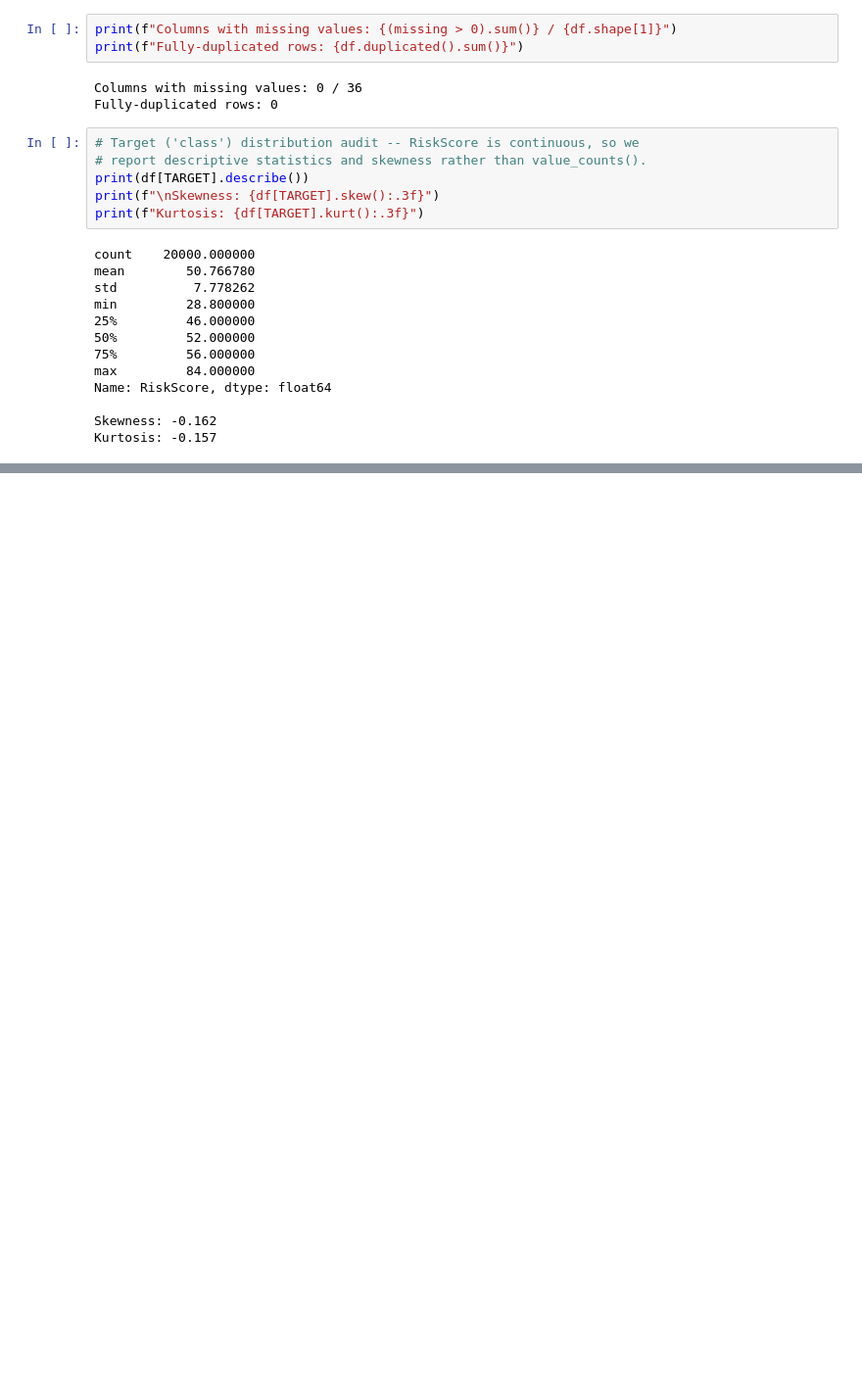
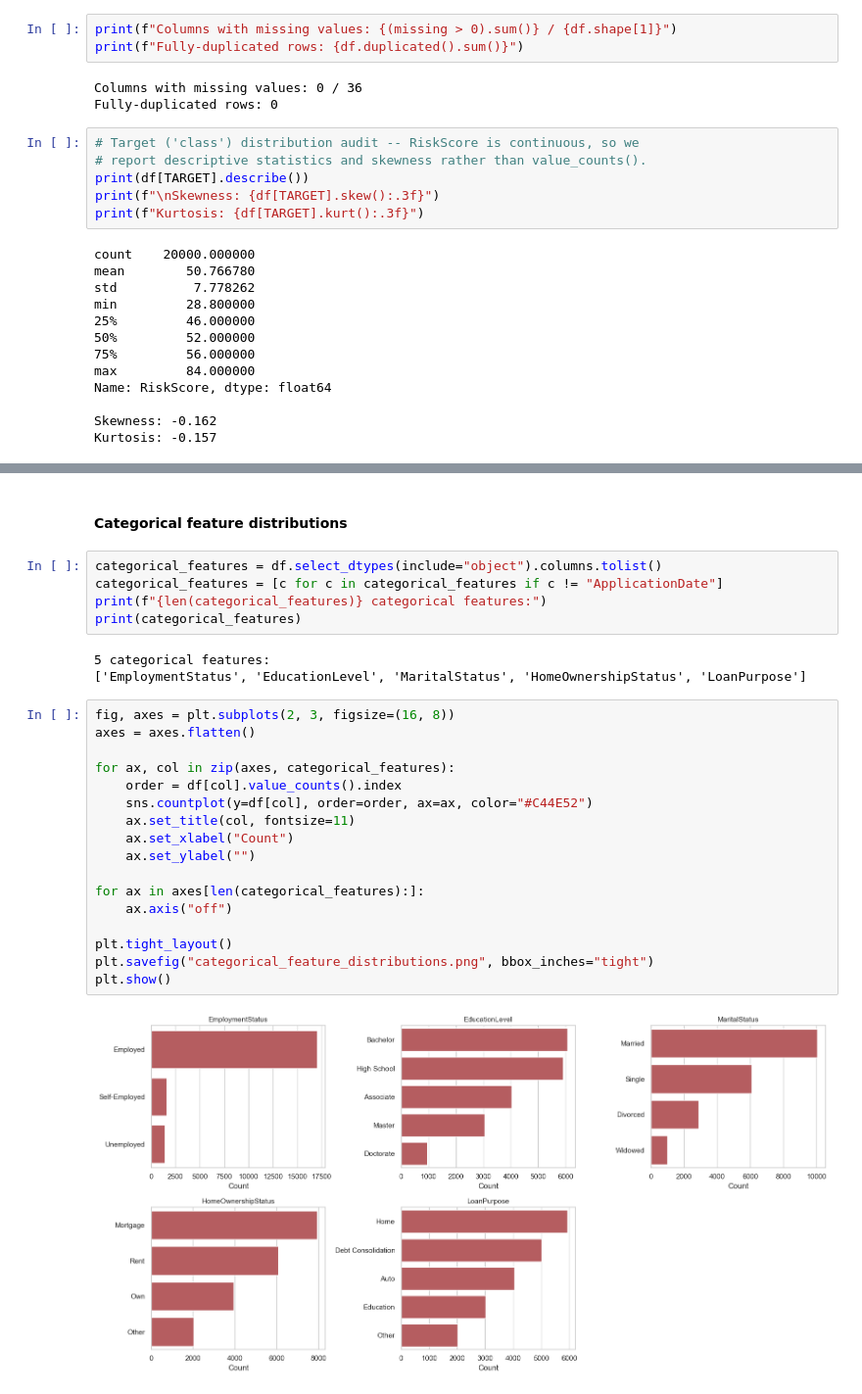
Before and after one commit to Isvarr/capstone_ml, a Jupyter notebook: credit_risk_regression.ipynb, the cells around one changed output, grey strips where cells are left out. Shown at 98% size. Cells and saved outputs as stored; diff of their text form; blank space fills up the shorter version.

```diff
--- a/credit_risk_regression.ipynb
+++ b/credit_risk_regression.ipynb
@@ -101,0 +176,29 @@ Kurtosis: -0.157
+# %% [markdown]
+#### Categorical feature distributions
+# %%
+categorical_features = df.select_dtypes(include="object").columns.tolist()
+categorical_features = [c for c in categorical_features if c != "ApplicationDate"]
+print(f"{len(categorical_features)} categorical features:")
+print(categorical_features)
+# %% [output]
+5 categorical features:
+['EmploymentStatus', 'EducationLevel', 'MaritalStatus', 'HomeOwnershipStatus', 'LoanPurpose']
+# %%
+fig, axes = plt.subplots(2, 3, figsize=(16, 8))
+axes = axes.flatten()
+
+for ax, col in zip(axes, categorical_features):
+    order = df[col].value_counts().index
+    sns.countplot(y=df[col], order=order, ax=ax, color="#C44E52")
+    ax.set_title(col, fontsize=11)
+    ax.set_xlabel("Count")
+    ax.set_ylabel("")
+
+for ax in axes[len(categorical_features):]:
+    ax.axis("off")
+
+plt.tight_layout()
+plt.savefig("categorical_feature_distributions.png", bbox_inches="tight")
+plt.show()
+# %% [output]
+[figure, added]
```
Also changed, not shown: parts of 12 cells of this notebook.
